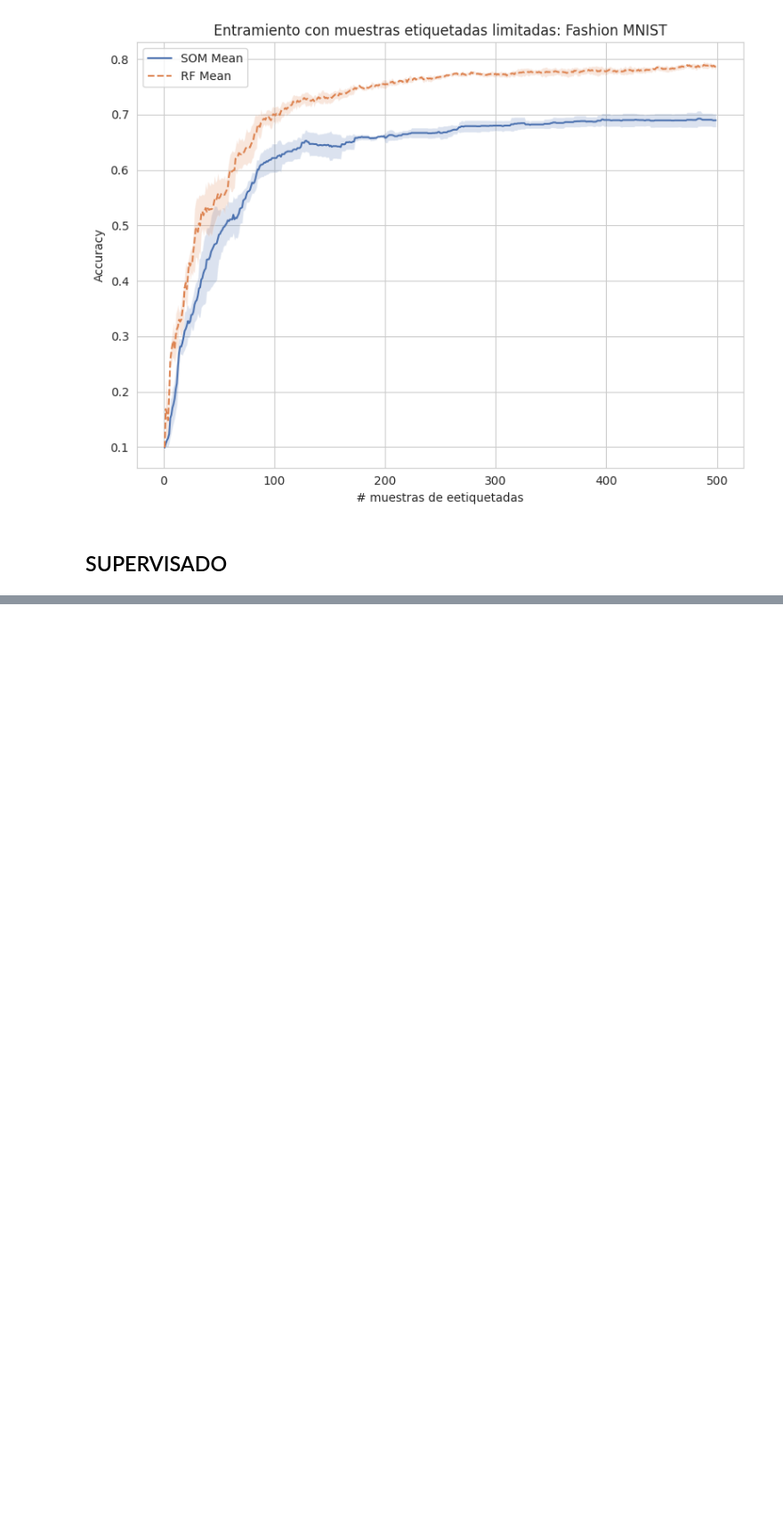
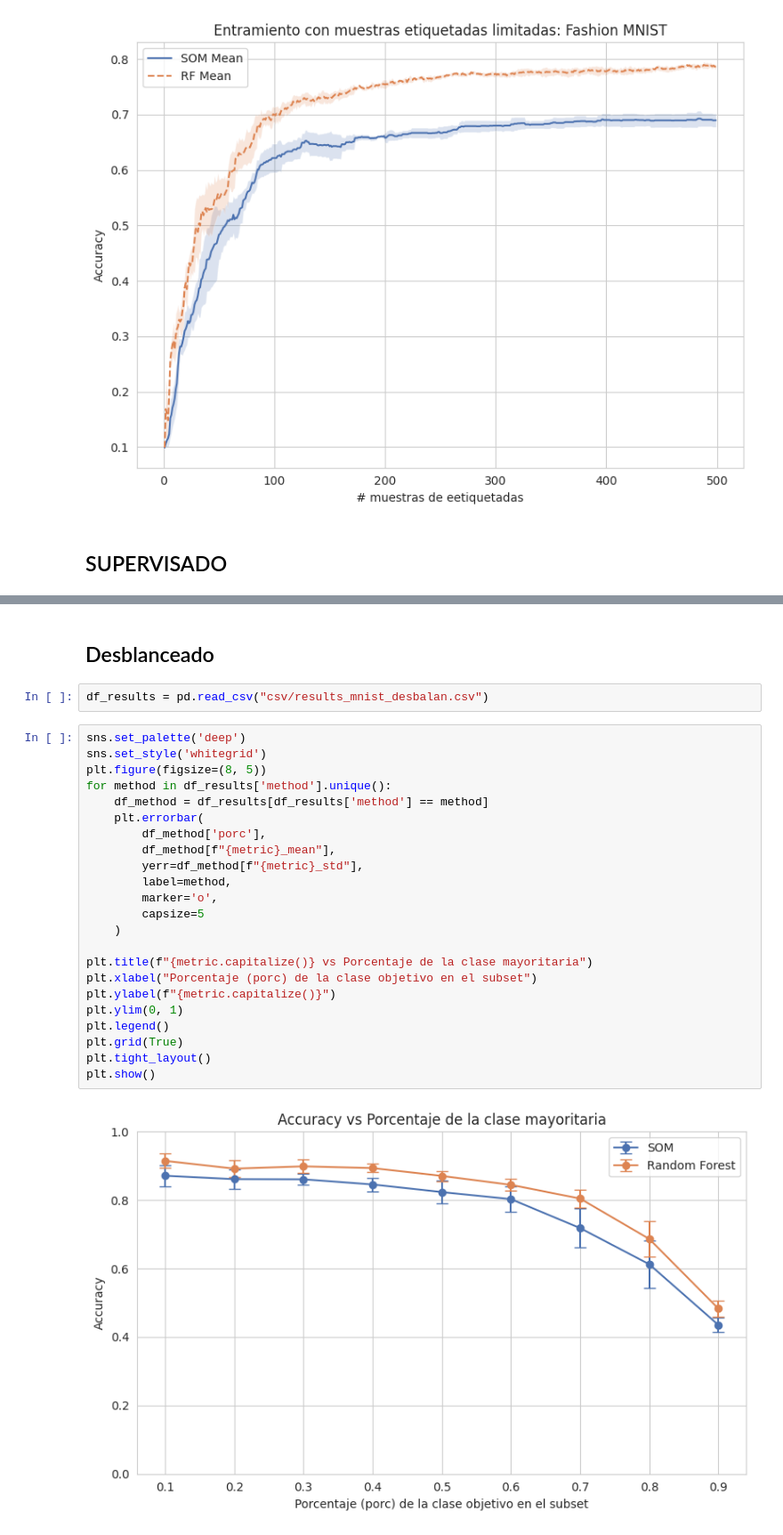
Before and after one commit to JaumeSanCol/TFG, a Jupyter notebook: experimentos/exps_clasifica/G-graficas_class.ipynb, the cells around one changed output, grey strips where cells are left out. Shown: that part at 89% size. Cells and saved outputs as stored; diff of their text form; blank space fills up the shorter version.

```diff
--- a/experimentos/exps_clasifica/G-graficas_class.ipynb
+++ b/experimentos/exps_clasifica/G-graficas_class.ipynb
@@ -185,0 +186,29 @@ Guardado gráfico train_time_mean en: imgs/supv/train_time_mean.png
+# %% [markdown]
+## Desblanceado
+# %%
+df_results = pd.read_csv("csv/results_mnist_desbalan.csv")
+# %%
+sns.set_palette('deep')
+sns.set_style('whitegrid')
+plt.figure(figsize=(8, 5))
+for method in df_results['method'].unique():
+    df_method = df_results[df_results['method'] == method]
+    plt.errorbar(
+        df_method['porc'],
+        df_method[f"{metric}_mean"],
+        yerr=df_method[f"{metric}_std"],
+        label=method,
+        marker='o',
+        capsize=5
+    )
+
+plt.title(f"{metric.capitalize()} vs Porcentaje de la clase mayoritaria")
+plt.xlabel("Porcentaje (porc) de la clase objetivo en el subset")
+plt.ylabel(f"{metric.capitalize()}")
+plt.ylim(0, 1)
+plt.legend()
+plt.grid(True)
+plt.tight_layout()
+plt.show()
+# %% [output]
+[figure, added]
```
Also changed, not shown: parts of 2 cells of this notebook, 27 other files.
